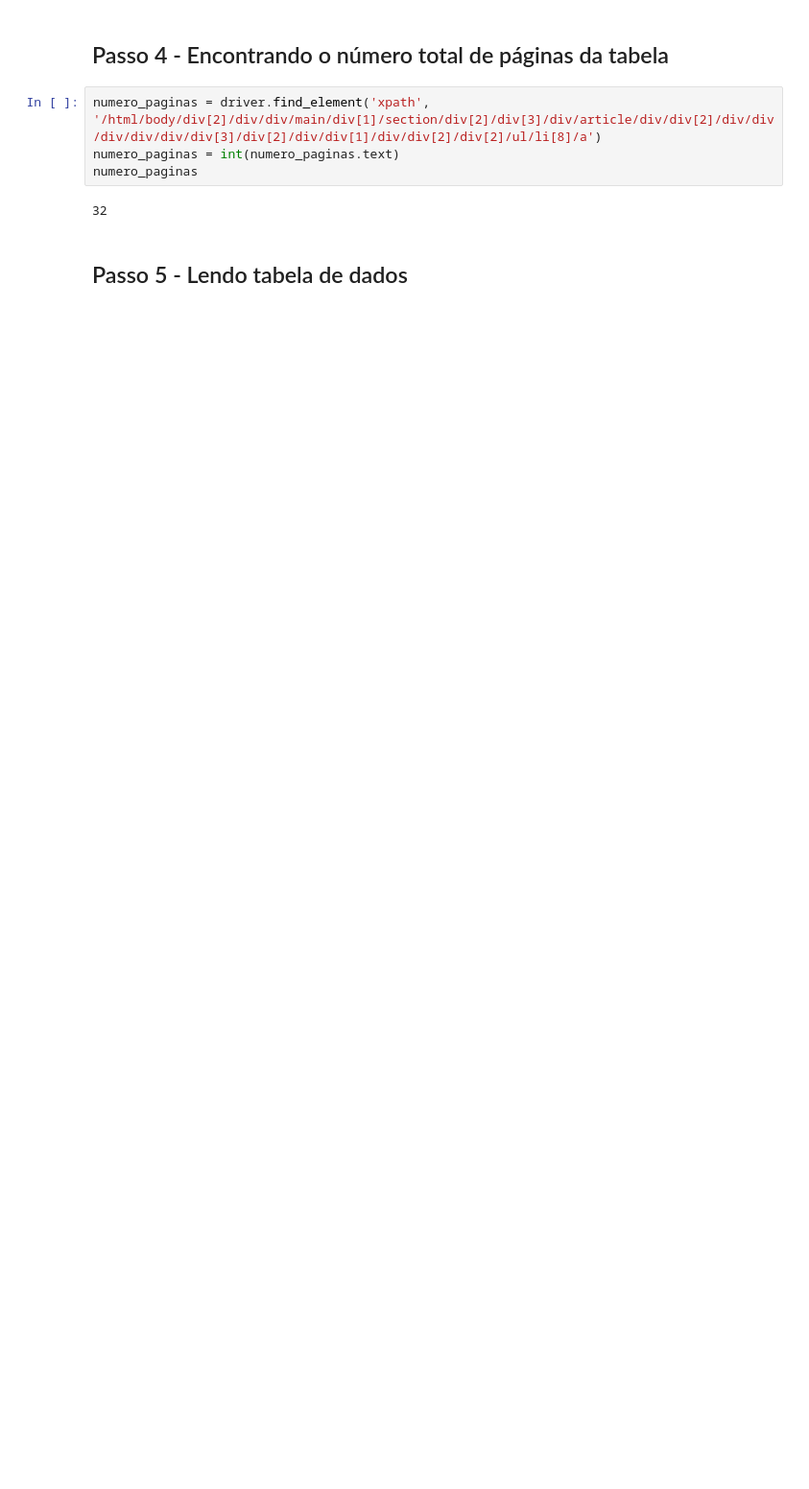
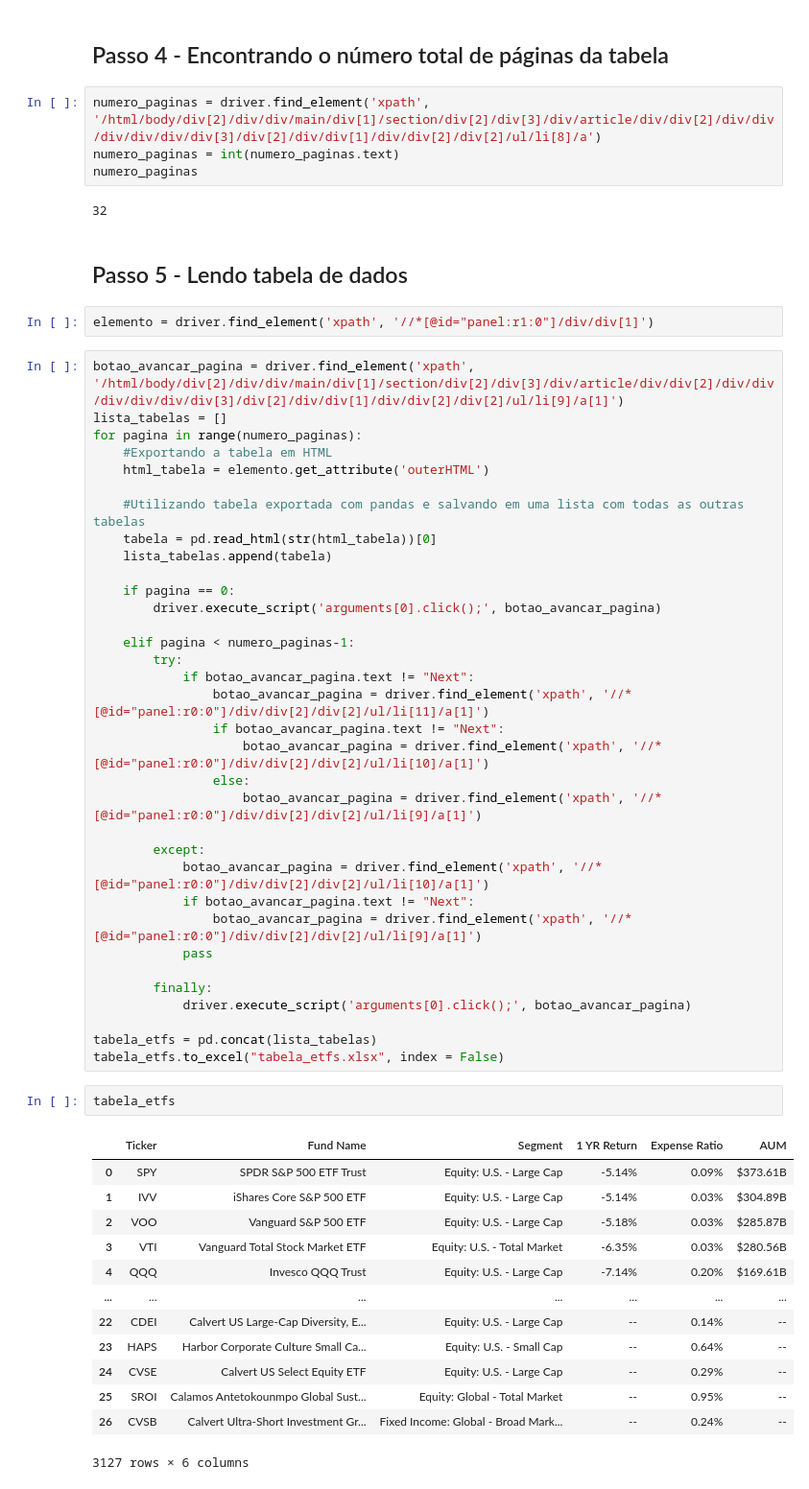
Before and after one commit to Shimous/python_finance, a Jupyter notebook: WebScraping/WebScraping.ipynb, the cells around one changed output. Shown at 96% size. Saved outputs shown, nothing was run; the diff lists cells and outputs as text; blank space fills up the shorter version.

```diff
--- a/WebScraping/WebScraping.ipynb
+++ b/WebScraping/WebScraping.ipynb
@@ -51,3 +38,55 @@ numero_paginas
 32
 # %% [markdown]
 ## Passo 5 - Lendo tabela de dados
+# %%
+elemento = driver.find_element('xpath', '//*[@id="panel:r1:0"]/div/div[1]')
+# %%
+botao_avancar_pagina = driver.find_element('xpath', '/html/body/div[2]/div/div/main/div[1]/section/div[2]/div[3]/div/article/div/div[2]/div/div/div/div/div/div[3]/div[2]/div/div[1]/div/div[2]/div[2]/ul/li[9]/a[1]')
+lista_tabelas = []
+for pagina in range(numero_paginas):
+    #Exportando a tabela em HTML
+    html_tabela = elemento.get_attribute('outerHTML')
+
+    #Utilizando tabela exportada com pandas e salvando em uma lista com todas as outras tabelas
+    tabela = pd.read_html(str(html_tabela))[0]
+    lista_tabelas.append(tabela)
+
+    if pagina == 0:
+        driver.execute_script('arguments[0].click();', botao_avancar_pagina)
+
+    elif pagina < numero_paginas-1:
+        try:
+            if botao_avancar_pagina.text != "Next":
+                botao_avancar_pagina = driver.find_element('xpath', '//*[@id="panel:r0:0"]/div/div[2]/div[2]/ul/li[11]/a[1]')
+                if botao_avancar_pagina.text != "Next":
+                    botao_avancar_pagina = driver.find_element('xpath', '//*[@id="panel:r0:0"]/div/div[2]/div[2]/ul/li[10]/a[1]')
+                else:
+                    botao_avancar_pagina = driver.find_element('xpath', '//*[@id="panel:r0:0"]/div/div[2]/div[2]/ul/li[9]/a[1]')
+
+        except:
+            botao_avancar_pagina = driver.find_element('xpath', '//*[@id="panel:r0:0"]/div/div[2]/div[2]/ul/li[10]/a[1]')
+            if botao_avancar_pagina.text != "Next":
+                botao_avancar_pagina = driver.find_element('xpath', '//*[@id="panel:r0:0"]/div/div[2]/div[2]/ul/li[9]/a[1]')
+            pass
+
+        finally:
+            driver.execute_script('arguments[0].click();', botao_avancar_pagina)
+
+tabela_etfs = pd.concat(lista_tabelas)
+tabela_etfs.to_excel("tabela_etfs.xlsx", index = False)
+# %%
+tabela_etfs
+# %% [output]
+|  | Ticker | Fund Name | Segment | 1 YR Return | Expense Ratio | AUM |
+| 0 | SPY | SPDR S&P 500 ETF Trust | Equity: U.S. - Large Cap | -5.14% | 0.09% | $373.61B |
+| 1 | IVV | iShares Core S&P 500 ETF | Equity: U.S. - Large Cap | -5.14% | 0.03% | $304.89B |
+| 2 | VOO | Vanguard S&P 500 ETF | Equity: U.S. - Large Cap | -5.18% | 0.03% | $285.87B |
+| 3 | VTI | Vanguard Total Stock Market ETF | Equity: U.S. - Total Market | -6.35% | 0.03% | $280.56B |
+| 4 | QQQ | Invesco QQQ Trust | Equity: U.S. - Large Cap | -7.14% | 0.20% | $169.61B |
+| ... | ... | ... | ... | ... | ... | ... |
+| 22 | CDEI | Calvert US Large-Cap Diversity, E... | Equity: U.S. - Large Cap | -- | 0.14% | -- |
+| 23 | HAPS | Harbor Corporate Culture Small Ca... | Equity: U.S. - Small Cap | -- | 0.64% | -- |
+| 24 | CVSE | Calvert US Select Equity ETF | Equity: U.S. - Large Cap | -- | 0.29% | -- |
+| 25 | SROI | Calamos Antetokounmpo Global Sust... | Equity: Global - Total Market | -- | 0.95% | -- |
+| 26 | CVSB | Calvert Ultra-Short Investment Gr... | Fixed Income: Global - Broad Mark... | -- | 0.24% | -- |
+3127 rows × 6 columns
```
Also changed, not shown: parts of 15 cells of this notebook, 3 other files.
